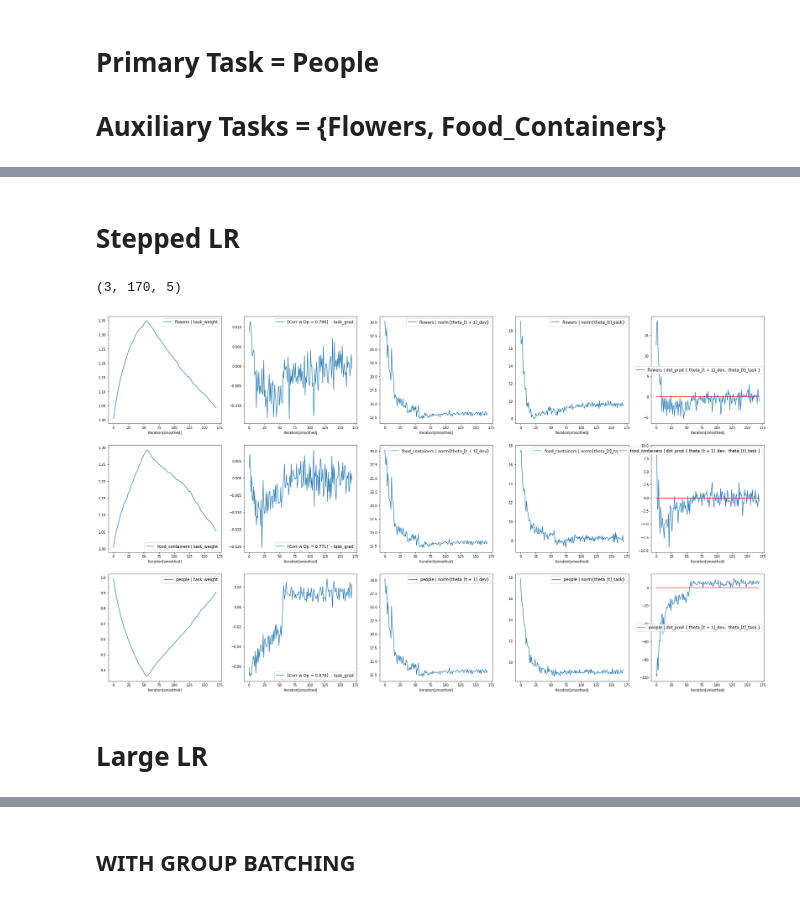
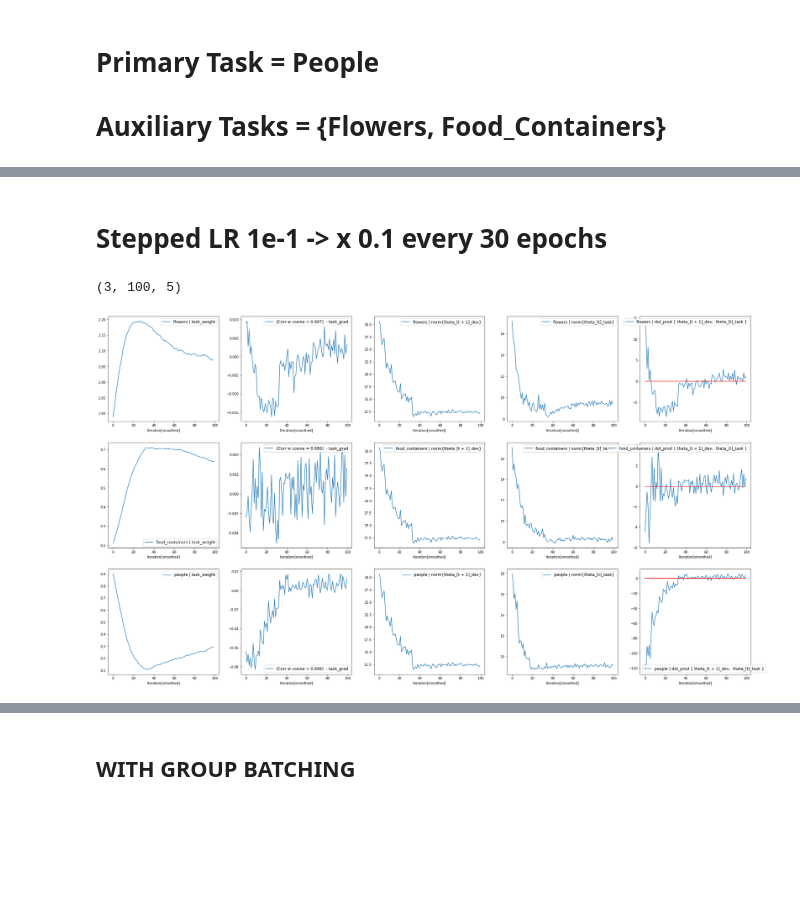
Before and after one commit to ldery/metalearning-for-multitask-pretraining, a Jupyter notebook: gradient_dotprod_viz.ipynb, the cells around one changed output, grey strips where cells are left out. Saved outputs shown, nothing was run; the diff lists cells and outputs as text; code cells hidden in the pictures; blank space fills up the shorter version.

```diff
--- a/gradient_dotprod_viz.ipynb
+++ b/gradient_dotprod_viz.ipynb
@@ -24,7 +26,9 @@ def plot(data, task_names):
             if idx == 1:
                 mul_fact = -1.0
                 corr_ = np.corrcoef(-data[j, :, idx], data[j, :, -1])[0, 1]
-                label_ = "[Corr w Dp = {:.3f}] {}".format(corr_, key)
+                norm = data[j, :, 2] * data[j, :, 3]
+                corr_2 = np.corrcoef(-data[j, :, idx], data[j, :, -1] / norm)[0, 1]
+                label_ = "[Corr w cosine = {:.3f}] {}".format(corr_2, key)
             ax[j][idx].plot(mul_fact * data[j, :, idx], label=label_)
             if idx == len(keys) - 1:
                 ax[j][idx].plot([0.0]*data.shape[1], color='red')
@@ -42,4 +46,5 @@ def vis_file(fname, smooth_factor=17):
     data_np = data_np.mean(axis=2)
     print(data_np.shape)
     plot(data_np, task_names)
+    return data_np
 # %% [markdown]
@@ -68,10 +81,9 @@ vis_file(randInit_small, smooth_factor=17)
-# %% [markdown]
-# Stepped LR #
+# %% [markdown]
+# Stepped LR 1e-1 -> x 0.1 every 30 epochs #
 # %%
-stepped_lr = 'sgd_vis_tests/higher_fixed/larger_lr_stepped/meta_people/0/weight_stats.pkl'
-vis_file(stepped_lr, smooth_factor=10)
+stepped_lr = 'sgd_vis_tests/cleaned_code/stepped_lr/meta_people/0/weight_stats.pkl'
+_ = vis_file(stepped_lr, smooth_factor=17)
+# Transition occurs @ epoch 30 when the learning rate is reduced
 # %% [output]
-(3, 170, 5)
+(3, 100, 5)
-[figure, old version]
+[figure, new version]
-# %% [markdown]
-# Large LR #
```
Also changed, not shown: parts of 15 cells of this notebook, 1 other file.
